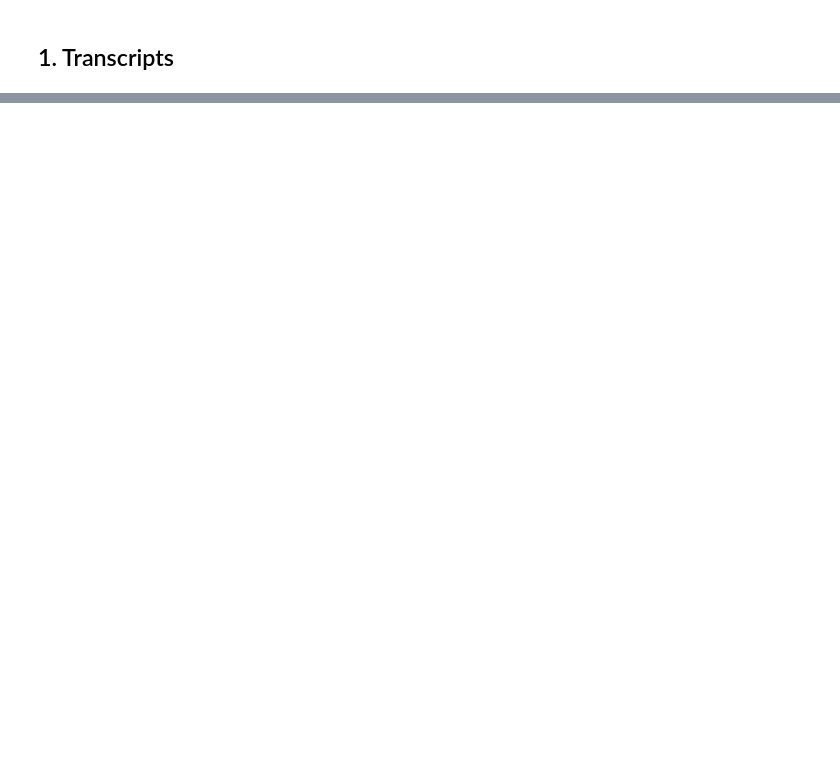
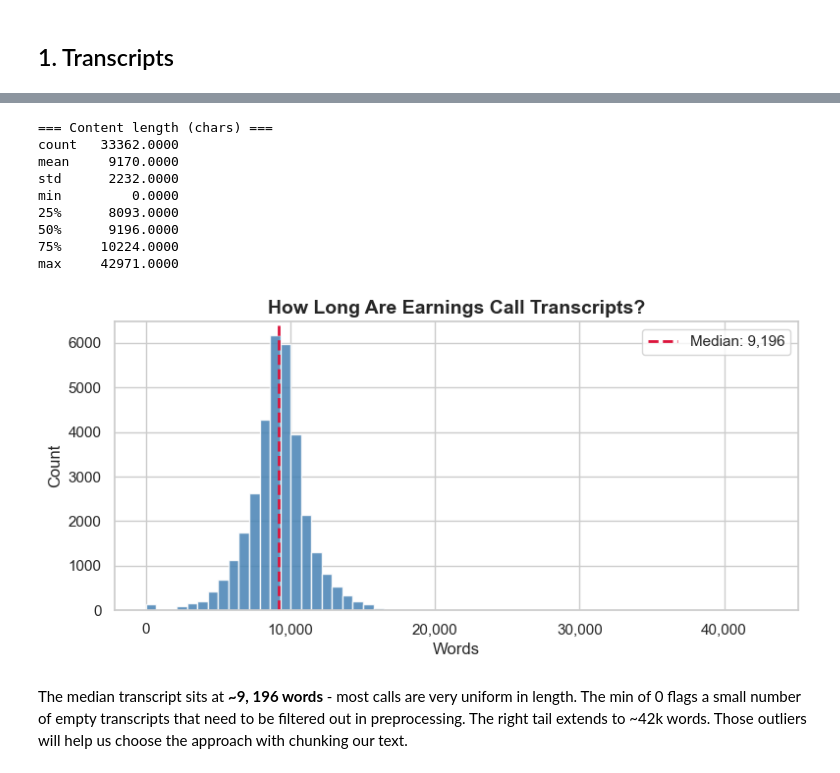
Before and after one commit to NBeibarys/earnings-scorer, a Jupyter notebook: notebooks/eda.ipynb, the cells around one changed output, grey strips where cells are left out. Drawn from its saved outputs; the diff is of its cells as text; code cells hidden in the pictures; blank space fills up the shorter version.

```diff
--- a/notebooks/eda.ipynb
+++ b/notebooks/eda.ipynb
@@ -373,0 +148,37 @@ Saved to ..\data\merged.parquet
+# %%
+# compute word length for each transcript
+tr['content_len'] = tr['content'].str.split().str.len()
+
+# summary stats
+print("=== Content length (chars) ===")
+print(tr['content_len'].describe().round(0).to_string())
+
+# compute median for reference line
+median_len = tr['content_len'].median()
+
+# distribution plot
+plt.figure(figsize=(8, 4))
+plt.hist(tr['content_len'], bins=60, color='steelblue', edgecolor='white', alpha=0.85)
+plt.axvline(median_len, color='crimson', linewidth=2, linestyle='--', label=f'Median: {int(median_len):,}')
+
+# aesthetics
+plt.title('How Long Are Earnings Call Transcripts?', fontsize=14, fontweight='bold')
+plt.xlabel('Words', fontsize=12)
+plt.ylabel('Count', fontsize=12)
+plt.gca().xaxis.set_major_formatter(mtick.FuncFormatter(lambda x, _: f'{int(x):,}'))
+plt.legend(fontsize=11)
+plt.tight_layout()
+plt.show()
+# %% [output]
+=== Content length (chars) ===
+count   33362.0000
+mean     9170.0000
+std      2232.0000
+min         0.0000
+25%      8093.0000
+50%      9196.0000
+75%     10224.0000
+max     42971.0000
+[figure, added]
+# %% [markdown]
+The median transcript sits at **~9, 196 words** - most calls are very uniform in length. The min of 0 flags a small number of empty transcripts that need to be filtered out in preprocessing. The right tail extends to ~42k words. Those outliers will help us choose the approach with chunking our text.
```
Also changed, not shown: parts of 91 cells of this notebook, 33 other files.
